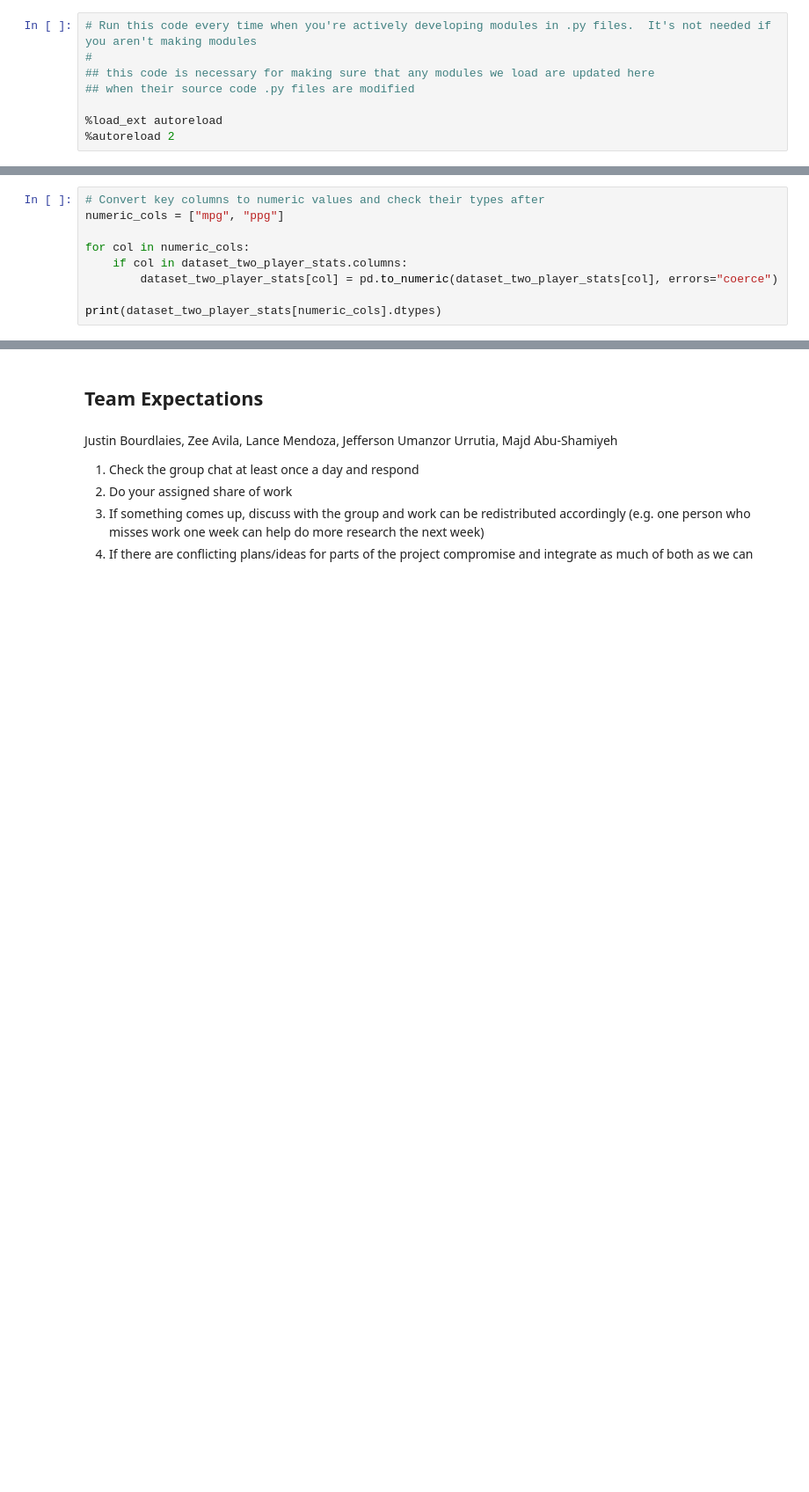
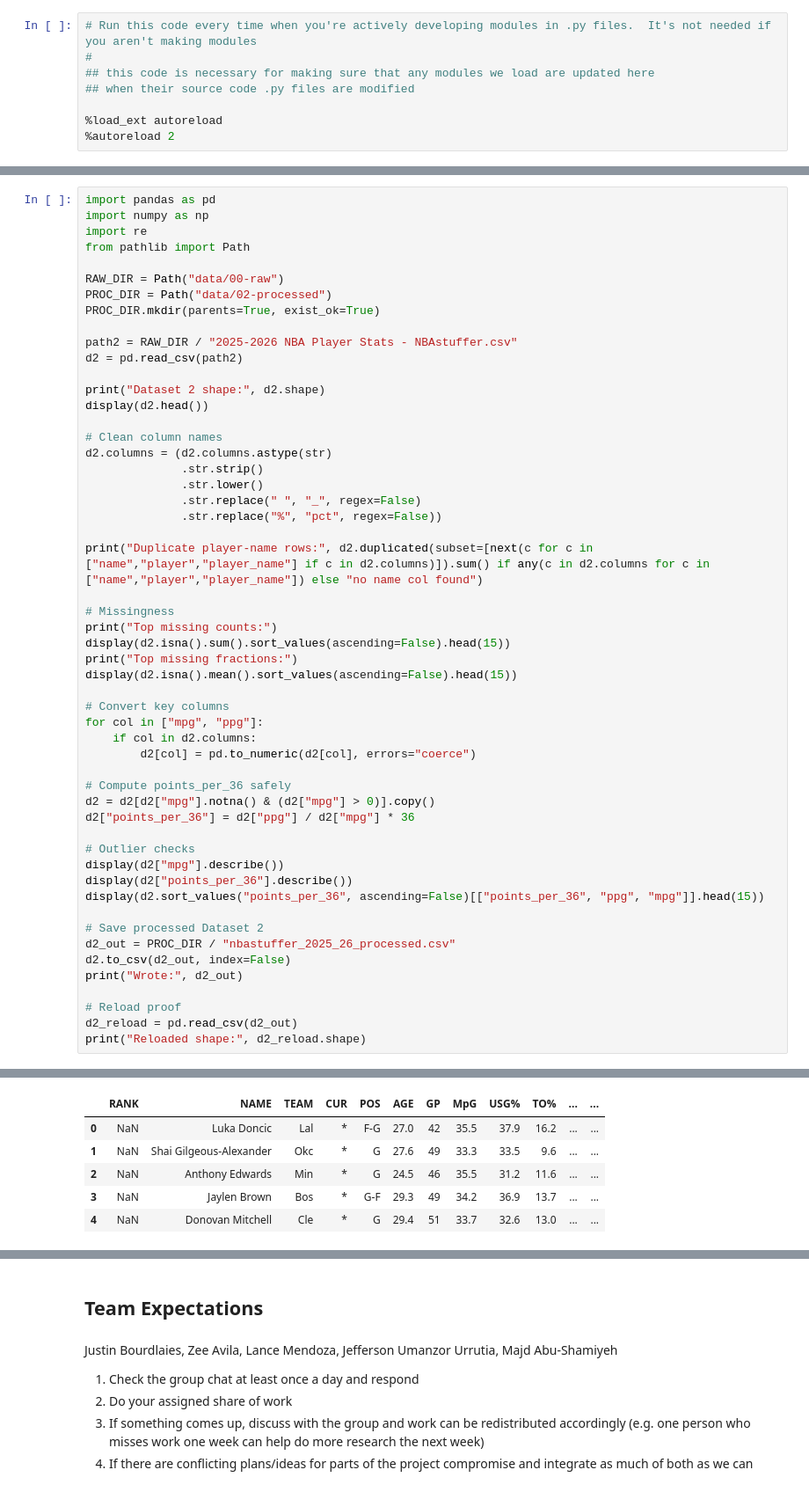
Before and after one commit to COGS108/Group057_WI26, a Jupyter notebook: 01-DataCheckpoint.ipynb, the cells around one changed output, grey strips where cells are left out. Shown at 88% size. Drawn from its saved outputs; the diff is of its cells as text; blank space fills up the shorter version.

Commit message:
Final Project Checks! (Collaborative Effort)

```diff
--- a/01-DataCheckpoint.ipynb
+++ b/01-DataCheckpoint.ipynb
@@ -323,9 +206,0 @@ dtype: float64
-# %%
-# Convert key columns to numeric values and check their types after
-numeric_cols = ["mpg", "ppg"]
-
-for col in numeric_cols:
-    if col in dataset_two_player_stats.columns:
-        dataset_two_player_stats[col] = pd.to_numeric(dataset_two_player_stats[col], errors="coerce")
-
-print(dataset_two_player_stats[numeric_cols].dtypes)
@@ -401,0 +226,54 @@ Reloaded shape: (587, 30)
+# %%
+import pandas as pd
+import numpy as np
+import re
+from pathlib import Path
+
+RAW_DIR = Path("data/00-raw")
+PROC_DIR = Path("data/02-processed")
+PROC_DIR.mkdir(parents=True, exist_ok=True)
+
+path2 = RAW_DIR / "2025-2026 NBA Player Stats - NBAstuffer.csv"
+d2 = pd.read_csv(path2)
+
+print("Dataset 2 shape:", d2.shape)
+display(d2.head())
+
+# Clean column names
+d2.columns = (d2.columns.astype(str)
+              .str.strip()
+              .str.lower()
+              .str.replace(" ", "_", regex=False)
+              .str.replace("%", "pct", regex=False))
+
+print("Duplicate player-name rows:", d2.duplicated(subset=[next(c for c in ["name","player","player_name"] if c in d2.columns)]).sum() if any(c in d2.columns for c in ["name","player","player_name"]) else "no name col found")
+
+# Missingness
+print("Top missing counts:")
+display(d2.isna().sum().sort_values(ascending=False).head(15))
+print("Top missing fractions:")
+display(d2.isna().mean().sort_values(ascending=False).head(15))
+
+# Convert key columns
+for col in ["mpg", "ppg"]:
+    if col in d2.columns:
+        d2[col] = pd.to_numeric(d2[col], errors="coerce")
+
+# Compute points_per_36 safely
+d2 = d2[d2["mpg"].notna() & (d2["mpg"] > 0)].copy()
+d2["points_per_36"] = d2["ppg"] / d2["mpg"] * 36
+
+# Outlier checks
+display(d2["mpg"].describe())
+display(d2["points_per_36"].describe())
+display(d2.sort_values("points_per_36", ascending=False)[["points_per_36", "ppg", "mpg"]].head(15))
+
+# Save processed Dataset 2
+d2_out = PROC_DIR / "nbastuffer_2025_26_processed.csv"
+d2.to_csv(d2_out, index=False)
+print("Wrote:", d2_out)
+
+# Reload proof
+d2_reload = pd.read_csv(d2_out)
+print("Reloaded shape:", d2_reload.shape)
+# %% [output]
@@ -401,0 +281,6 @@ Reloaded shape: (587, 30)
+|  | RANK | NAME | TEAM | CUR | POS | AGE | GP | MpG | USG% | TO% | ... | ... |
+| 0 | NaN | Luka Doncic | Lal | * | F-G | 27.0 | 42 | 35.5 | 37.9 | 16.2 | ... | ... |
+| 1 | NaN | Shai Gilgeous-Alexander | Okc | * | G | 27.6 | 49 | 33.3 | 33.5 | 9.6 | ... | ... |
+| 2 | NaN | Anthony Edwards | Min | * | G | 24.5 | 46 | 35.5 | 31.2 | 11.6 | ... | ... |
+| 3 | NaN | Jaylen Brown | Bos | * | G-F | 29.3 | 49 | 34.2 | 36.9 | 13.7 | ... | ... |
+| 4 | NaN | Donovan Mitchell | Cle | * | G | 29.4 | 51 | 33.7 | 32.6 | 13.0 | ... | ... |
```
Also changed, not shown: parts of 24 cells of this notebook.
